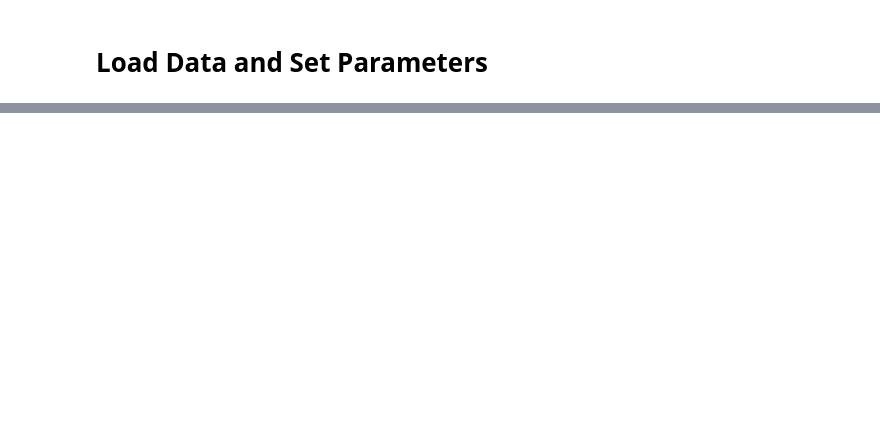
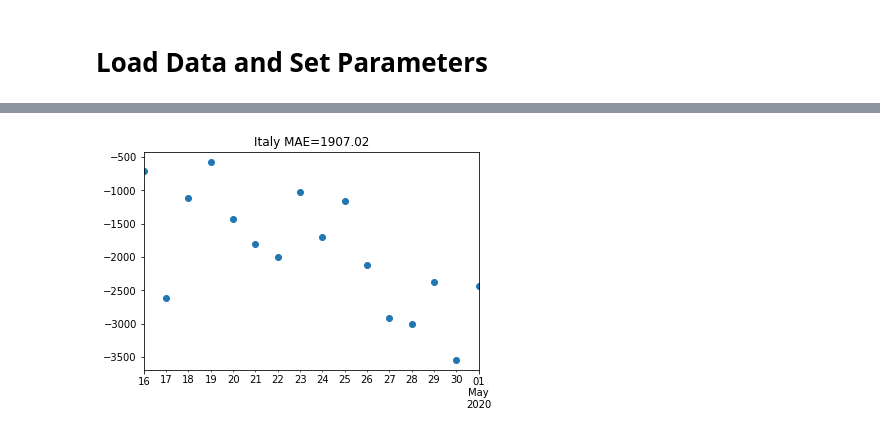
Before and after one commit to dsheldon/covid, a Jupyter notebook: scripts/Validation.ipynb, the cells around one changed output, grey strips where cells are left out. Cells and saved outputs as stored; diff of their text form; code cells hidden in the pictures; blank space fills up the shorter version.

```diff
--- a/scripts/Validation.ipynb
+++ b/scripts/Validation.ipynb
@@ -106,34 +120,34 @@ plt.show()
 # %%
 ## Validation: can only do cumulative for now...
 
 # cumulative deaths
 start = forecast_start
 end = death.index.max()
 
 obs = death[start:end]
 
-field = 'z_future'
-
-
 T = len(obs)
-df = pd.DataFrame(index=obs.index, data=samples[field][:,:T].T)
+z = model.get(forecast_samples, 'z', forecast=True)[:,:T]
+df = pd.DataFrame(index=obs.index, data=z.T)
 
 point_forecast = df.median(axis=1)
-err = (point_forecast - obs).rename('err')
+err = (obs-point_forecast).rename('err')
 err.plot(style='o')
 
 mae = err.abs().mean()
 
 plt.title(f"{place} MAE={mae:.2f}")
 plt.show()
 
 #display(df[0]-actual)
 # T_obs = len(actual)
 # pred = np.median(forecast_samples['z_future'][:,:T_obs], axis=0)
 
 # err_c = np.abs(pred-actual)
 # plt.plot(pred, actual, 'o')
 # plt.show()
+# %% [output]
+[figure, added]
 # %%
 
 prob_model.set_data()
```
Also changed, not shown: parts of 5 cells of this notebook, 5 other files.
